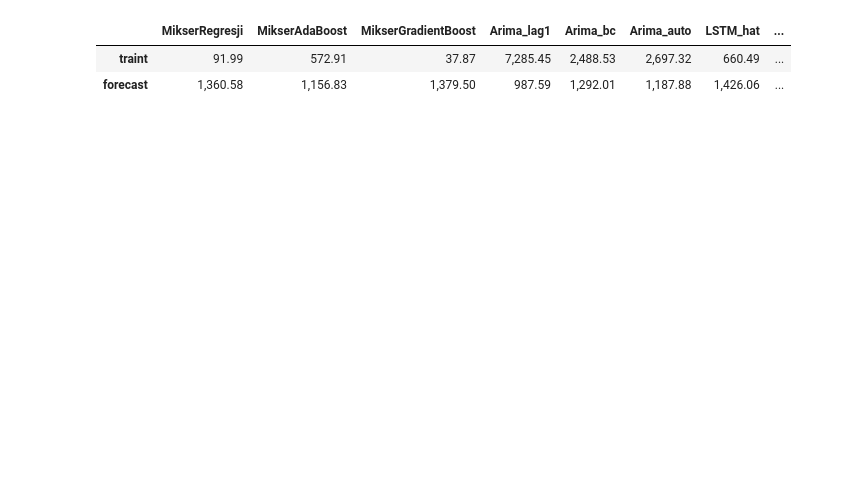
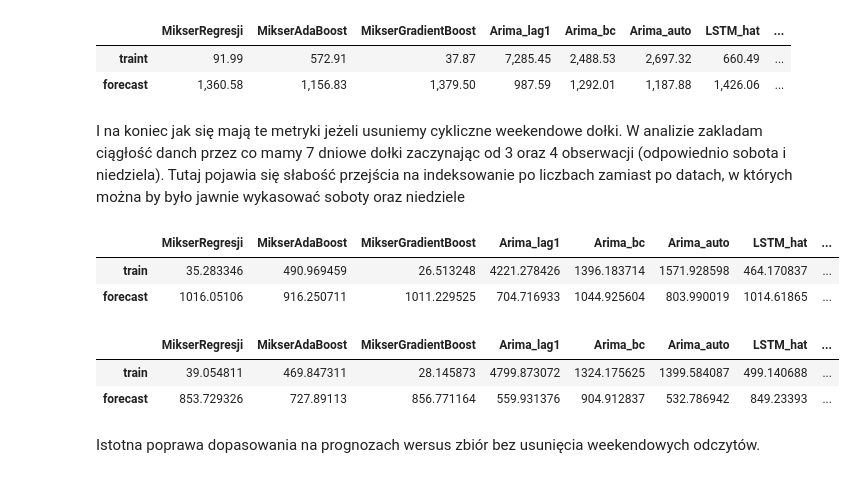
Before and after one commit to krisz17/TS-Mixer, a Jupyter notebook: 1MixerForTS.ipynb, the cells around one changed output. Drawn from its saved outputs; the diff is of its cells as text; code cells hidden in the pictures; blank space fills up the shorter version.

Commit message:
Wywalenie weekendowych spadków w liczbie zachorowań

```diff
--- a/1MixerForTS.ipynb
+++ b/1MixerForTS.ipynb
@@ -293,3 +293,5 @@ display(metryki_RMSE)
 |  | MikserRegresji | MikserAdaBoost | MikserGradientBoost | Arima_lag1 | Arima_bc | Arima_auto | LSTM_hat | ... |
 | traint | 91.99 | 572.91 | 37.87 | 7,285.45 | 2,488.53 | 2,697.32 | 660.49 | ... |
 | forecast | 1,360.58 | 1,156.83 | 1,379.50 | 987.59 | 1,292.01 | 1,187.88 | 1,426.06 | ... |
+# %% [markdown]
+I na koniec jak się mają te metryki jeżeli usuniemy cykliczne weekendowe dołki. W analizie zakladam ciągłość danch przez co mamy 7 dniowe dołki zaczynając od 3 oraz 4 obserwacji (odpowiednio sobota i niedziela). Tutaj pojawia się słabość przejścia na indeksowanie po liczbach zamiast po datach, w których można by było jawnie wykasować soboty oraz niedziele
@@ -295,0 +317,50 @@ display(metryki_RMSE)
+# %%
+metryki_up = pd.DataFrame(columns=["MikserRegresji", "MikserAdaBoost", "MikserGradientBoost"] + list(X_forecast.columns),
+                      index=['train', 'forecast'])
+
+metryki_up.at['forecast', 'MikserRegresji'] = mean_absolute_error(\
+np.delete(y_forecast.to_numpy(), [5,6,12,13],0), np.delete(predykcja_reg.to_numpy(), [5,6,12,13],0))
+metryki_up.at['forecast', 'MikserAdaBoost'] = mean_absolute_error(\
+np.delete(y_forecast.to_numpy(), [5,6,12,13],0), np.delete(predykcja_ada.to_numpy(), [5,6,12,13],0))
+metryki_up.at['forecast', 'MikserGradientBoost'] = mean_absolute_error(\
+np.delete(y_forecast.to_numpy(), [5,6,12,13],0), np.delete(predykcja_gbr.to_numpy(), [5,6,12,13],0))
+metryki_up.at['forecast', 'Arima_lag1'] = mean_absolute_error(np.delete(\
+y_forecast.to_numpy(), [5,6,12,13],0), np.delete(X_forecast['Arima_lag1'].to_numpy(), [5,6,12,13],0))
+metryki_up.at['forecast', 'Arima_bc'] = mean_absolute_error(\
+np.delete(y_forecast.to_numpy(), [5,6,12,13],0), np.delete(X_forecast['Arima_bc'].to_numpy(), [5,6,12,13],0))
+metryki_up.at['forecast', 'Arima_auto'] = mean_absolute_error(\
+np.delete(y_forecast.to_numpy(), [5,6,12,13],0), np.delete(X_forecast['Arima_auto'].to_numpy(), [5,6,12,13],0))
+metryki_up.at['forecast', 'LSTM_hat'] = mean_absolute_error(\
+np.delete(y_forecast.to_numpy(), [5,6,12,13],0), np.delete(X_forecast['LSTM_hat'].to_numpy(), [5,6,12,13],0))
+metryki_up.at['forecast', 'Prophet_hat'] = mean_absolute_error(\
+np.delete(y_forecast.to_numpy(), [5,6,12,13],0), np.delete(X_forecast['Prophet_hat'].to_numpy(), [5,6,12,13],0))
+
+#należy dodać jeszcze metryki dla zbioru uczącego
+metryki_up.at['train', 'MikserRegresji'] = mean_absolute_error(np.delete(y.to_numpy(), indexy_train_arr,0)\
+, np.delete(model.predict(X), indexy_train_arr,0))
+metryki_up.at['train', 'MikserAdaBoost'] = mean_absolute_error(np.delete(y.to_numpy(), indexy_train_arr,0)\
+, np.delete(AdaRegr.predict(X.to_numpy()), indexy_train_arr,0))
+metryki_up.at['train', 'MikserGradientBoost'] = mean_absolute_error(np.delete(y.to_numpy(), indexy_train_arr,0)\
+, np.delete(gbreg.predict(X.to_numpy()), indexy_train_arr,0))
+metryki_up.at['train', 'Arima_lag1'] = mean_absolute_error(np.delete(y.to_numpy(), indexy_train_arr,0)\
+, np.delete(X['Arima_lag1'].to_numpy(), indexy_train_arr,0))
+metryki_up.at['train', 'Arima_bc'] = mean_absolute_error(np.delete(y.to_numpy(), indexy_train_arr,0)\
+, np.delete(X['Arima_bc'].to_numpy(), indexy_train_arr,0))
+metryki_up.at['train', 'Arima_auto'] = mean_absolute_error(np.delete(y.to_numpy(), indexy_train_arr,0)\
+, np.delete(X['Arima_auto'].to_numpy(), indexy_train_arr,0))
+metryki_up.at['train', 'LSTM_hat'] = mean_absolute_error(np.delete(y.to_numpy(), indexy_train_arr,0)\
+, np.delete(X['LSTM_hat'].to_numpy(), indexy_train_arr,0))
+metryki_up.at['train', 'Prophet_hat'] = mean_absolute_error(np.delete(y.to_numpy(), indexy_train_arr,0)\
+, np.delete(X['Prophet_hat'].to_numpy(), indexy_train_arr,0))
+# %%
+display(metryki)
+display(metryki_up)
+# %% [output]
+|  | MikserRegresji | MikserAdaBoost | MikserGradientBoost | Arima_lag1 | Arima_bc | Arima_auto | LSTM_hat | ... |
+| train | 35.283346 | 490.969459 | 26.513248 | 4221.278426 | 1396.183714 | 1571.928598 | 464.170837 | ... |
+| forecast | 1016.05106 | 916.250711 | 1011.229525 | 704.716933 | 1044.925604 | 803.990019 | 1014.61865 | ... |
+|  | MikserRegresji | MikserAdaBoost | MikserGradientBoost | Arima_lag1 | Arima_bc | Arima_auto | LSTM_hat | ... |
+| train | 39.054811 | 469.847311 | 28.145873 | 4799.873072 | 1324.175625 | 1399.584087 | 499.140688 | ... |
+| forecast | 853.729326 | 727.89113 | 856.771164 | 559.931376 | 904.912837 | 532.786942 | 849.23393 | ... |
+# %% [markdown]
+Istotna poprawa dopasowania na prognozach wersus zbiór bez usunięcia weekendowych odczytów.
```
Also changed, not shown: parts of 8 cells of this notebook.
